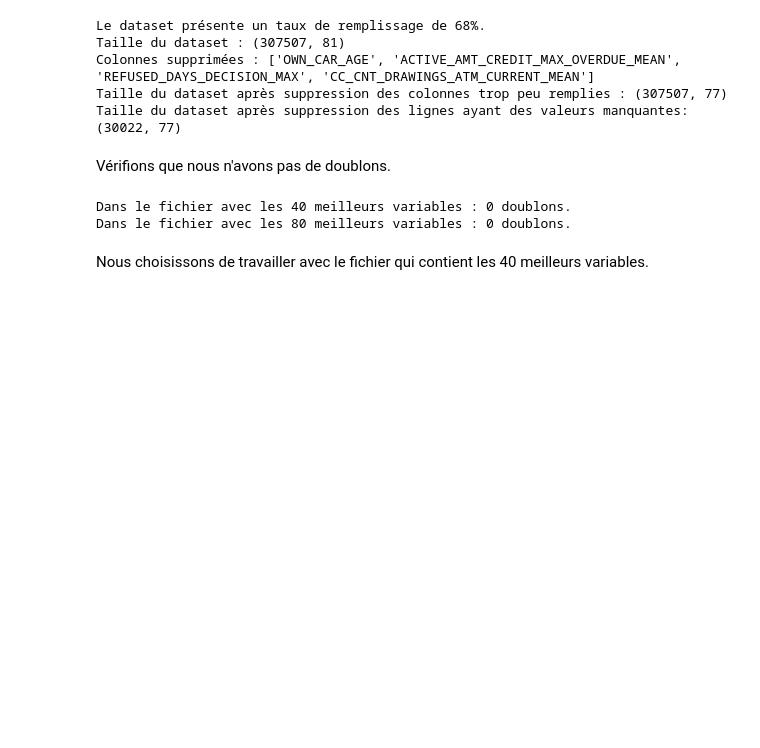
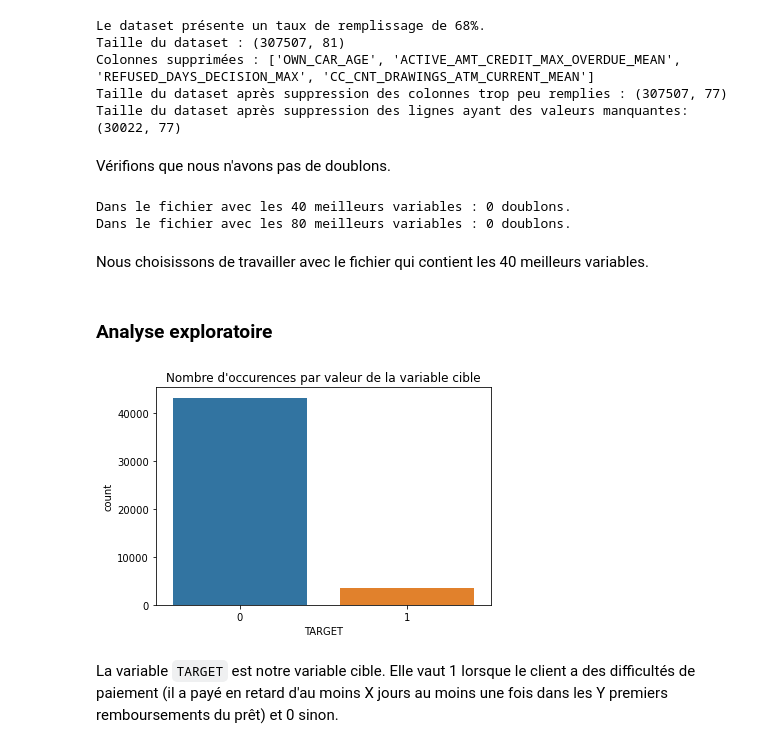
Before and after one commit to charlottemllt/Implementation-d-un-modele-de-scoring, a Jupyter notebook: P7_01_Notebook.ipynb, the cells around one changed output. Saved outputs shown, nothing was run; the diff lists cells and outputs as text; code cells hidden in the pictures; blank space fills up the shorter version.

Commit message:
Ajout de l'analyse exploratoire ainsi que la préparation des données en vu de la modélisation

````diff
--- a/P7_01_Notebook.ipynb
+++ b/P7_01_Notebook.ipynb
@@ -118,3 +123,15 @@ Dans le fichier avec les 40 meilleurs variables : 0 doublons.
 Dans le fichier avec les 80 meilleurs variables : 0 doublons.
 # %% [markdown]
 Nous choisissons de travailler avec le fichier qui contient les 40 meilleurs variables.
+# %%
+df = df_best40
+# %% [markdown]
+### Analyse exploratoire
+# %%
+sns.countplot(x='TARGET', data=df)
+plt.title('Nombre d\'occurences par valeur de la variable cible')
+plt.show()
+# %% [output]
+[figure, added]
+# %% [markdown]
+La variable ```TARGET``` est notre variable cible. Elle vaut 1 lorsque le client a des difficultés de paiement (il a payé en retard d'au moins X jours au moins une fois dans les Y premiers remboursements du prêt) et 0 sinon.
````
Also changed, not shown: parts of 9 cells of this notebook.
